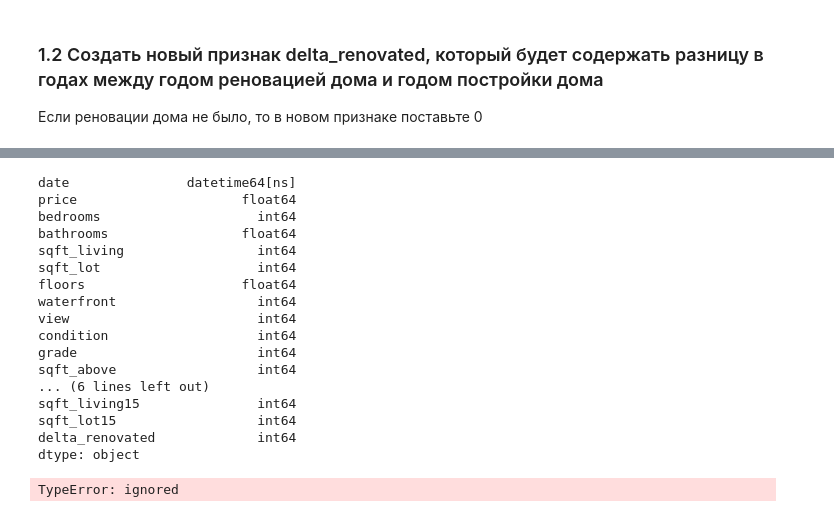
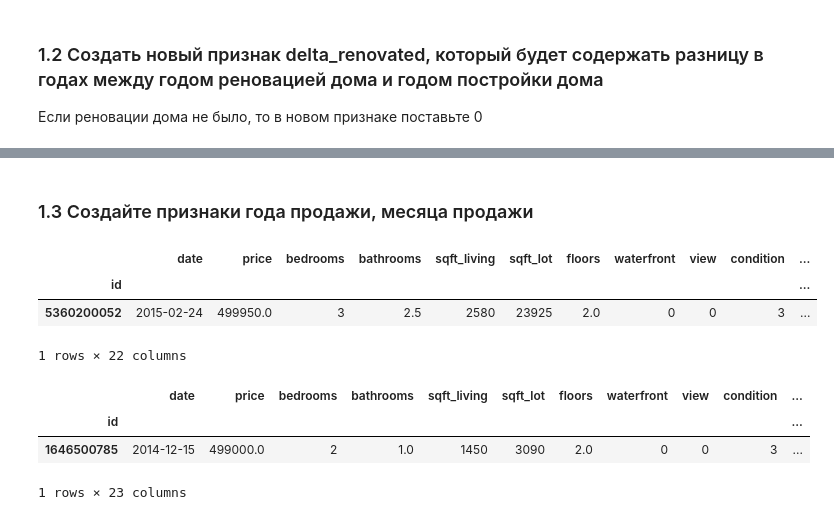
Before and after one commit to Olga643/Example, a Jupyter notebook: Untitled20.ipynb, the cells around one changed output, grey strips where cells are left out. Cells and saved outputs as stored; diff of their text form; code cells hidden in the pictures.

```diff
--- a/Untitled20.ipynb
+++ b/Untitled20.ipynb
@@ -57,27 +57,19 @@ df.head()
 5 rows × 21 columns
-# %%
-df.dtypes
-# %% [output]
-date               datetime64[ns]
-price                     float64
-bedrooms                    int64
-bathrooms                 float64
-sqft_living                 int64
-sqft_lot                    int64
-floors                    float64
-waterfront                  int64
-view                        int64
-condition                   int64
-grade                       int64
-sqft_above                  int64
-... (6 lines left out)
-sqft_living15               int64
-sqft_lot15                  int64
-delta_renovated             int64
-dtype: object
-# %%
-df['delta_renovated'] = (df['yr_renovated']- df['yr_built']).where(df['delta_renovated']>0, other=0)
-# df['delta_renovated'].where(df['delta_renovated'] > 0, other = 'low')
-df.head()
-# %% [output]
-TypeError: ignored
+# %% [markdown]
+### 1.3 Создайте признаки года продажи, месяца продажи
+# %%
+df['year_of_sale'] =pd.DatetimeIndex(df['date']).year
+df.sample()
+# %% [output]
+|  | date | price | bedrooms | bathrooms | sqft_living | sqft_lot | floors | waterfront | view | condition | ... |
+| id |  |  |  |  |  |  |  |  |  |  | ... |
+| 5360200052 | 2015-02-24 | 499950.0 | 3 | 2.5 | 2580 | 23925 | 2.0 | 0 | 0 | 3 | ... |
+1 rows × 22 columns
+# %%
+df['month_of_sale'] =pd.DatetimeIndex(df['date']).month
+df.sample()
+# %% [output]
+|  | date | price | bedrooms | bathrooms | sqft_living | sqft_lot | floors | waterfront | view | condition | ... |
+| id |  |  |  |  |  |  |  |  |  |  | ... |
+| 1646500785 | 2014-12-15 | 499000.0 | 2 | 1.0 | 1450 | 3090 | 2.0 | 0 | 0 | 3 | ... |
+1 rows × 23 columns
```
Also changed, not shown: parts of 3 cells of this notebook.
